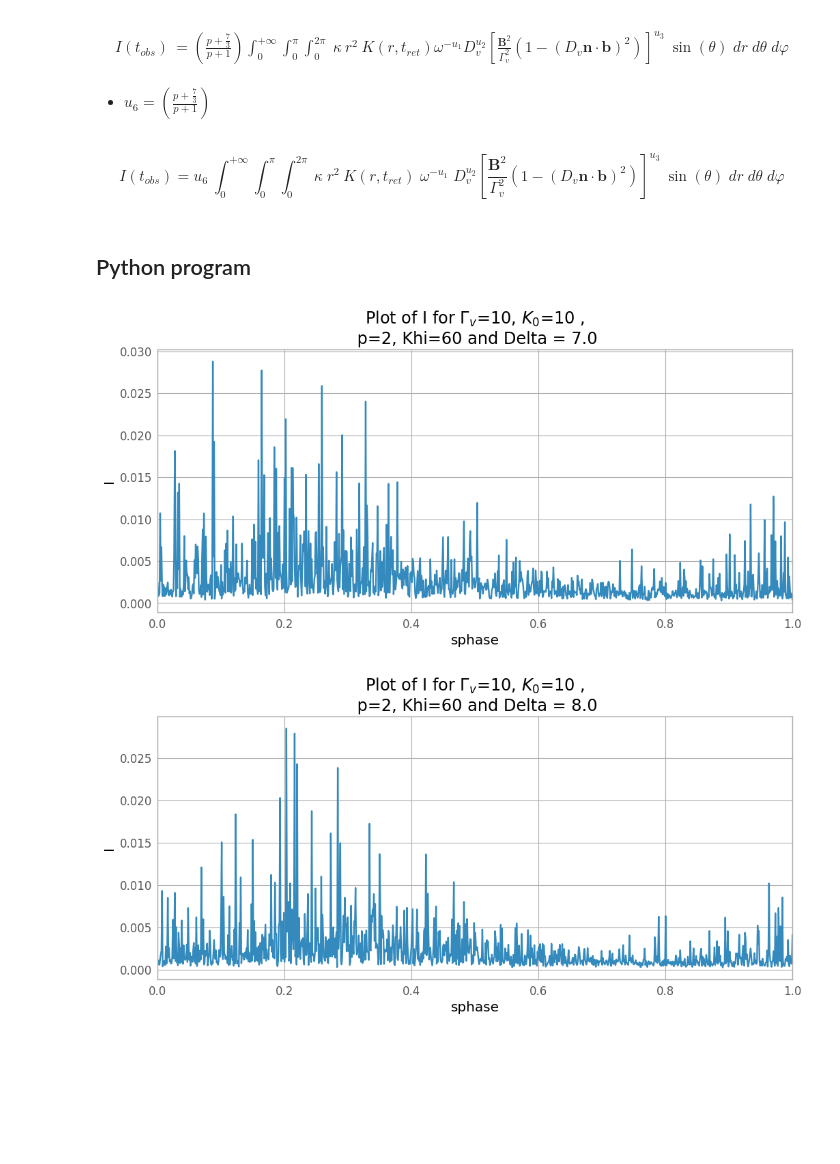
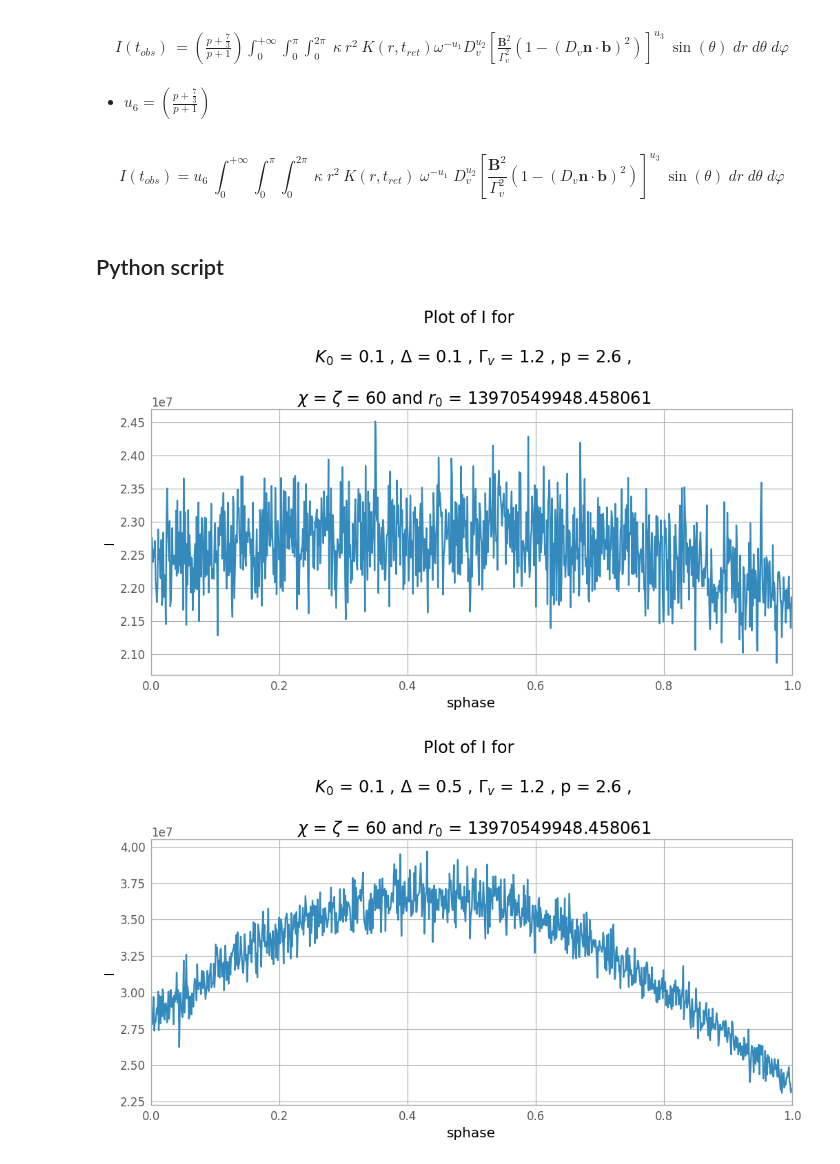
Before and after one commit to f0anits1o/Master_Thesis_Defense, a Jupyter notebook: plot_of_I_UsingMonteCarloAssimulation.ipynb, the cells around one changed output. Cells and saved outputs as stored; diff of their text form; code cells hidden in the pictures; blank space fills up the shorter version.

Commit message:
Update of the values of p, zeta, gamma_v, K_0, Delta, khi and r_0

```diff
--- a/plot_of_I_UsingMonteCarloAssimulation.ipynb
+++ b/plot_of_I_UsingMonteCarloAssimulation.ipynb
@@ -72,7 +72,7 @@ I(t_{obs}) &=\left(\frac{p + \frac{7}{3}}{p + 1 } \right)\int_{0}^{+\infty}\int_
 
 $$ I(t_{obs}) = u_6 \: \int_{0}^{+\infty}\int_{0}^{\pi}\int_{0}^{2\pi}  \: \kappa \;  r^2 \: K(r, t_{ret}) \; \omega^{- u_1} \; D_v^{u_2} \left[ \frac{\textbf{B}^2}{\Gamma_v^2 } \left( 1 - \left( D_v \textbf{n} \cdot \textbf{b} \right)^2 \right) \right]^{u_3} \:  \sin(\theta)\;dr\;d\theta\;d\varphi$$
 # %% [markdown]
-## Python program
+## Python script
 # %%
 import numpy as np
 import matplotlib.pyplot as plt
@@ -143,12 +143,12 @@ def plot_data(sphase, I_values, Khi, Delta, title):
 # Constants
 f = 0.008538220
 BL_G = 0.3
-p = 2
+p = 2.6
 N0 = 10
-K0 = 10
-G_v = 10
 
-zeta = np.pi / 6
+G_v = 1.2
+
+zeta = np.pi / 3
 Omega = 2 * np.pi * f
 rL = 2.99792458e+08 / Omega
 Bv = np.sqrt(G_v**2 - 1) / G_v
@@ -174,48 +174,52 @@ Kp = (np.sqrt(3) * GE_u4 * GE_u5 * abs(q)**3) / \
      (32 * np.pi**2 * epsi_0 * m_e * c) * \
      ((3 * abs(q)) / (m_e**3 * c**4))**u1
 
-Khi_values = np.arange(60, 81, 10)
-Delta_values = np.linspace(7, 9, 3)
+Khi_degree = 60
+Khi_r = degrees_to_radians(Khi_degree)
+
+Delta_values = np.array([0.1, 0.5, 1])
+K0_values = np.array([0.1, 0.5, 1])
 
 # Monte Carlo parameters
 num_samples = 10000  # Number of random samples
 
-for Khi in Khi_values:
-    Khi_r = degrees_to_radians(Khi)
+
+for K0 in K0_values:
+    Khi_r = degrees_to_radians(Khi_degree)
 
     for Delta in Delta_values:
         cos_Khi_r = np.cos(Khi_r)
         sin_Khi_r = np.sin(Khi_r)
 
         I_values = []
 
         for tr in tret:
             # Define the integrand function for Monte Carlo integration
             def integrand(r, theta, phi):
                 D_v = 1 / ( G_v * (1 - Bv * (np.cos(theta) * np.cos(zeta) +
                                  np.sin(theta) * np.sin(zeta) * np.cos(phi) ) ) )
 
                 psi = cos_Khi_r * np.cos(theta) + sin_Khi_r * np.sin(theta) * np.cos(phi + (r / rL * Bv) * (1 - (Bv * c * tr) / r))
 
                 B = rL / r * Bv * BL_T * np.tanh(psi / Delta) * np.sqrt(sin_Khi_r**2 + ((G_v * Bv * rL) / r)**2)
 
                 sech2 = sech(psi * Delta)**2
                 r2Ke = N0 * ((K0 - 1) * sech2 + 1)
 
                 r2s0 = Kp * r2Ke * (Omega**-u1) * (D_v**u2) * ( ( (B / G_v)**2 ) * ( 1 - ( D_v * ( - np.sin(phi) * np.sin(zeta) ) )**2 ) )**u3
 
                 return  r2s0 * np.sin(theta)
 
             # Integration bounds for Monte Carlo sampling: [r, theta, phi]
-            bounds = [(rL, 50*rL), (0, np.pi), (0, 2 * np.pi)]  # Example bounds; adjust as needed
+            bounds = [(rL, 2.5*rL), (0, np.pi), (0, 2 * np.pi)]  # Example bounds; adjust as needed
 
             I = monte_carlo_integration(integrand, bounds, num_samples)
             I *= u6  # Multiply by the factor outside the integrals
             I_values.append(I)
 
         # Plot the results
-        title = f"Plot of I for $\Gamma_v$={G_v}, $K_0$={K0} ,\n p={p}, Khi={Khi} and Delta = {Delta}"
-        plot_data(sphase, I_values, Khi, Delta, title)
+        title = f"Plot of I for \n \n $K_0$ = {K0} , $\\Delta$ = {Delta} , $\\Gamma_v$ = {G_v} , p = {p} , \n \n $\\chi$ = $\\zeta$ = {Khi_degree} and $r_0$ = {2.5 * rL}"
+        plot_data(sphase, I_values, Khi_degree, Delta, title)
 # %% [output]
-[figure, old version]
+[figure, new version]
-[figure, old version]
+[figure, new version]
```
Also changed, not shown: parts of 1 cell of this notebook.
